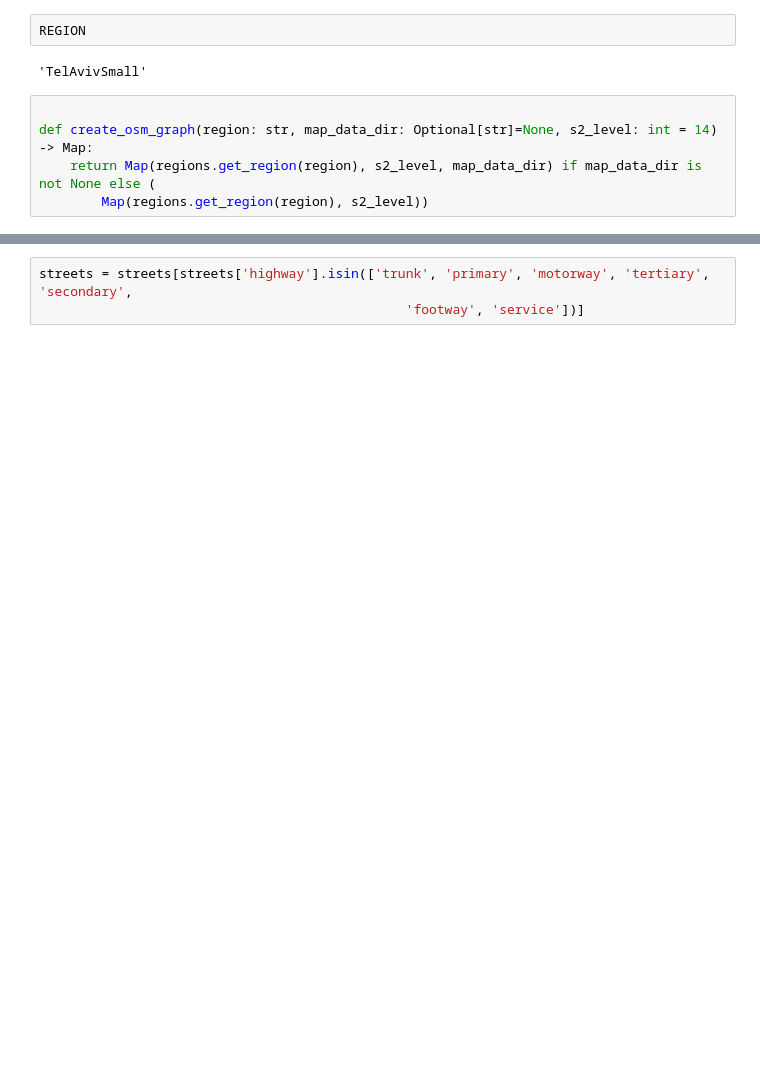
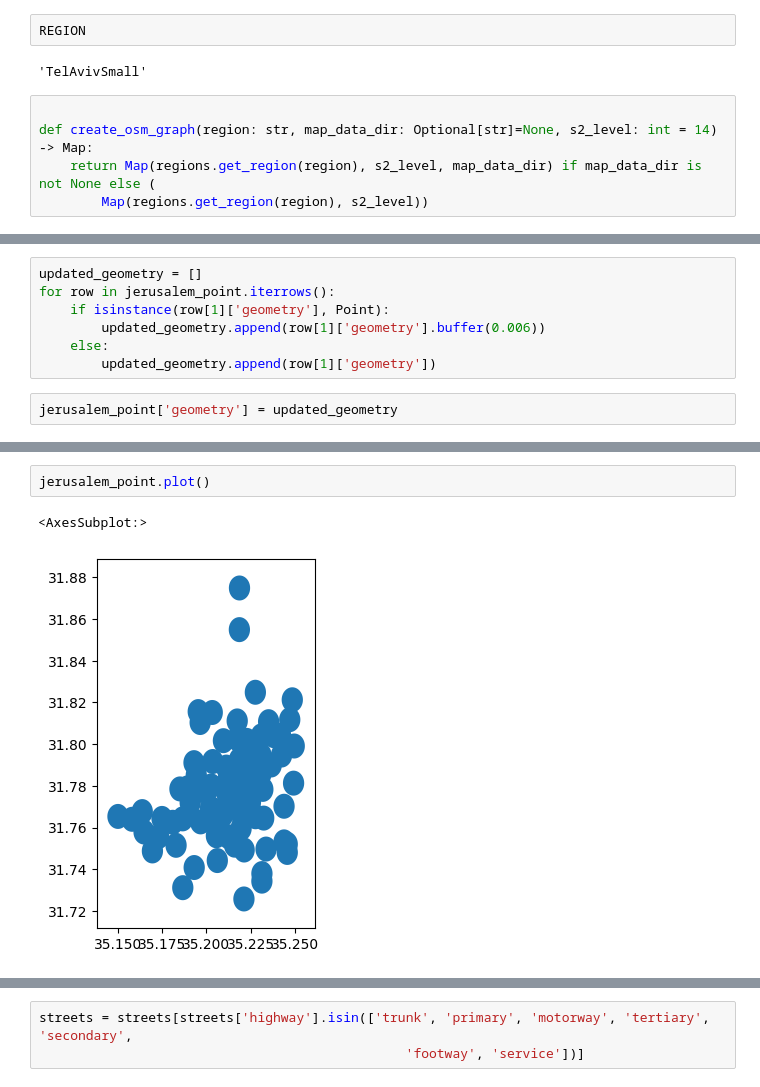
Before and after one commit to itaimondshine/NHEGEL, a Jupyter notebook: Untitled.ipynb, the cells around one changed output, grey strips where cells are left out. Saved outputs shown, nothing was run; the diff lists cells and outputs as text; blank space fills up the shorter version.

```diff
--- a/Untitled.ipynb
+++ b/Untitled.ipynb
@@ -51,0 +195,9 @@ module 'osmnx.distance' has no attribute 'get_nearest_edge'
+# %%
+updated_geometry = []
+for row in jerusalem_point.iterrows():
+    if isinstance(row[1]['geometry'], Point):
+        updated_geometry.append(row[1]['geometry'].buffer(0.006))
+    else:
+        updated_geometry.append(row[1]['geometry'])
+# %%
+jerusalem_point['geometry'] = updated_geometry
@@ -51,0 +227,5 @@ module 'osmnx.distance' has no attribute 'get_nearest_edge'
+# %%
+jerusalem_point.plot()
+# %% [output]
+<AxesSubplot:>
+[figure, added]
```
Also changed, not shown: parts of 104 cells of this notebook, 30 other files.
